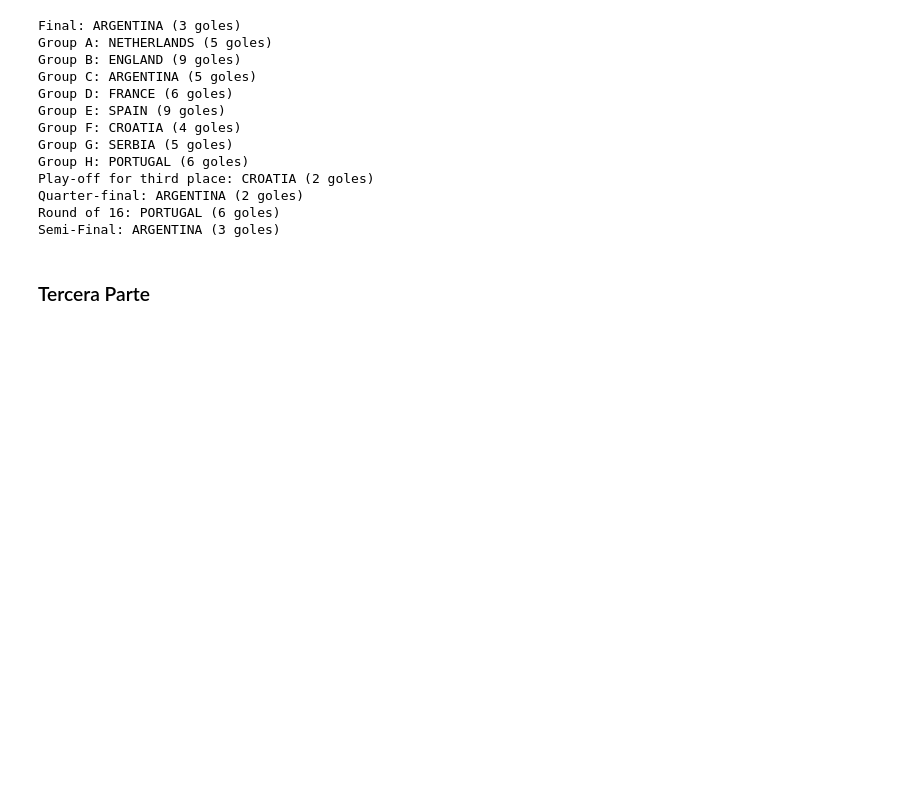
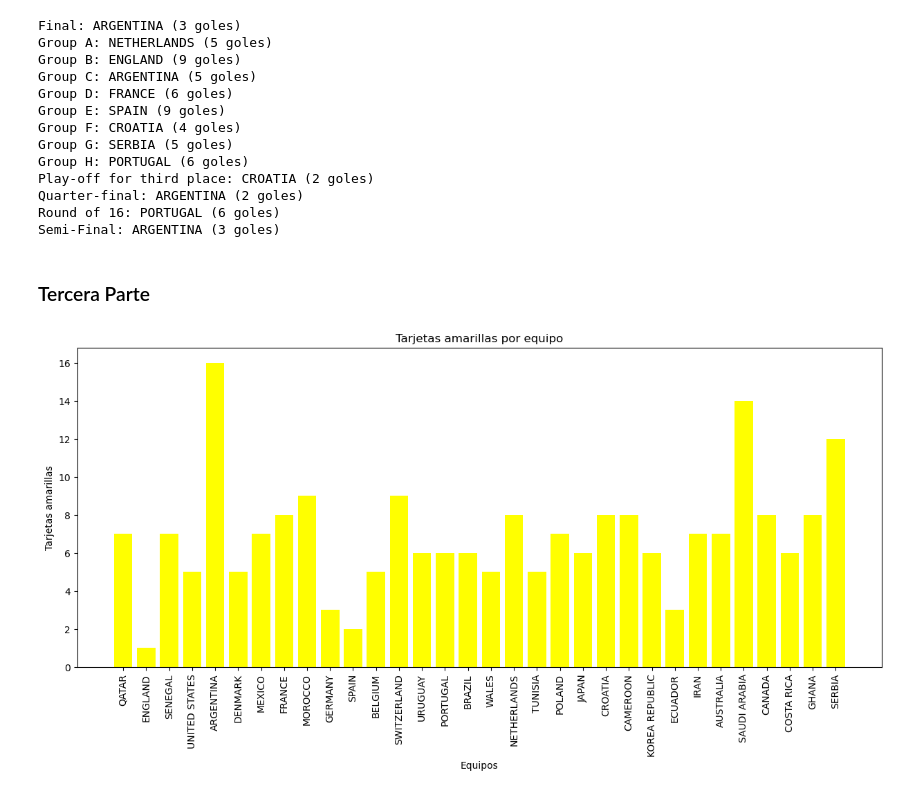
Before and after one commit to matid2710/tecnologias-emergentes-4d-mundial-qatar-2022-mundial-qatar-2022, a Jupyter notebook: mundial_qatar_2022.ipynb, the cells around one changed output. Cells and saved outputs as stored; diff of their text form; code cells hidden in the pictures; blank space fills up the shorter version.

```diff
--- a/mundial_qatar_2022.ipynb
+++ b/mundial_qatar_2022.ipynb
@@ -434,0 +438,36 @@ Semi-Final: ARGENTINA (3 goles)
+# %%
+# Armar un gráfico a partir de algun nuevo análisis que se te ocurra
+# Completar
+
+equipos = pd.concat([mundial["1"], mundial["2"]]).unique()
+
+amarillas = []
+
+for equipo in equipos:
+
+    amarillas_local = mundial[
+        mundial["1"] == equipo
+    ]["1_yellow_cards"].sum()
+
+    amarillas_visitante = mundial[
+        mundial["2"] == equipo
+    ]["2_yellow_cards"].sum()
+
+    total = amarillas_local + amarillas_visitante
+
+    amarillas.append(total)
+
+fig, ax = plt.subplots(figsize=(15,6))
+
+ax.bar(equipos, amarillas)
+
+ax.set_title("Tarjetas amarillas por equipo")
+ax.set_xlabel("Equipos")
+ax.set_ylabel("Tarjetas amarillas")
+ax.bar(equipos, amarillas, color="yellow")
+
+plt.xticks(rotation=90)
+
+plt.show()
+# %% [output]
+[figure, added]
```
Also changed, not shown: parts of 3 cells of this notebook.
